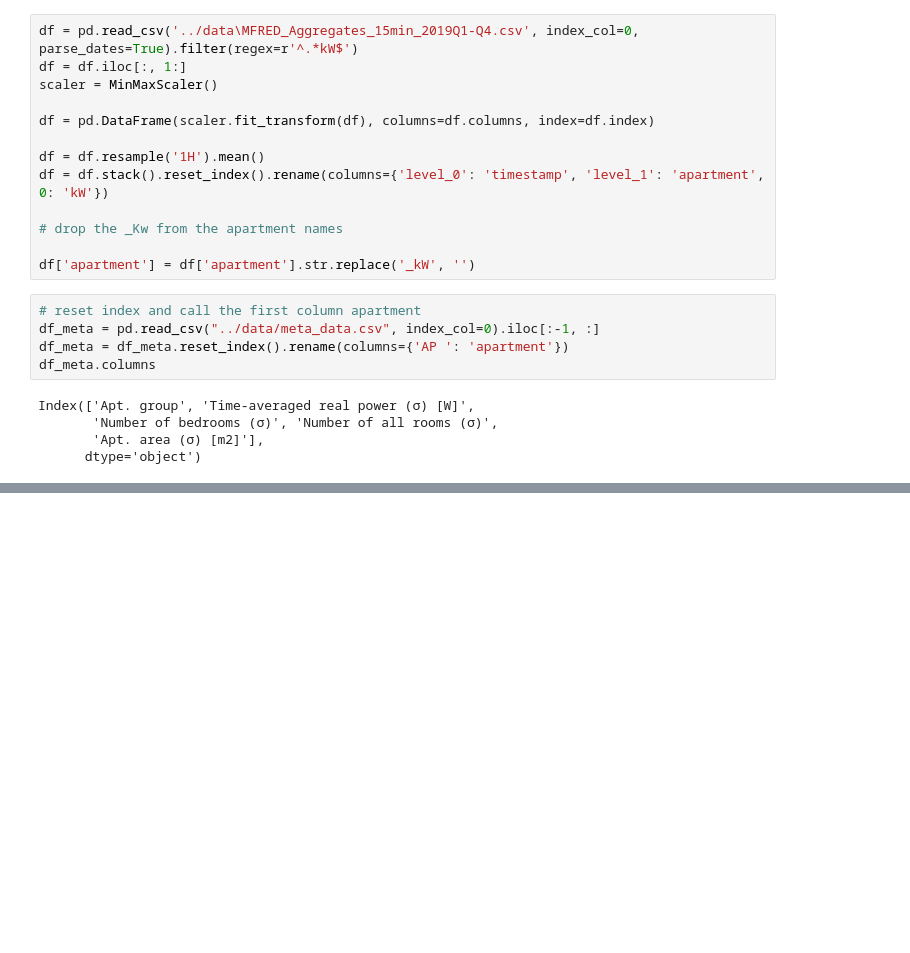
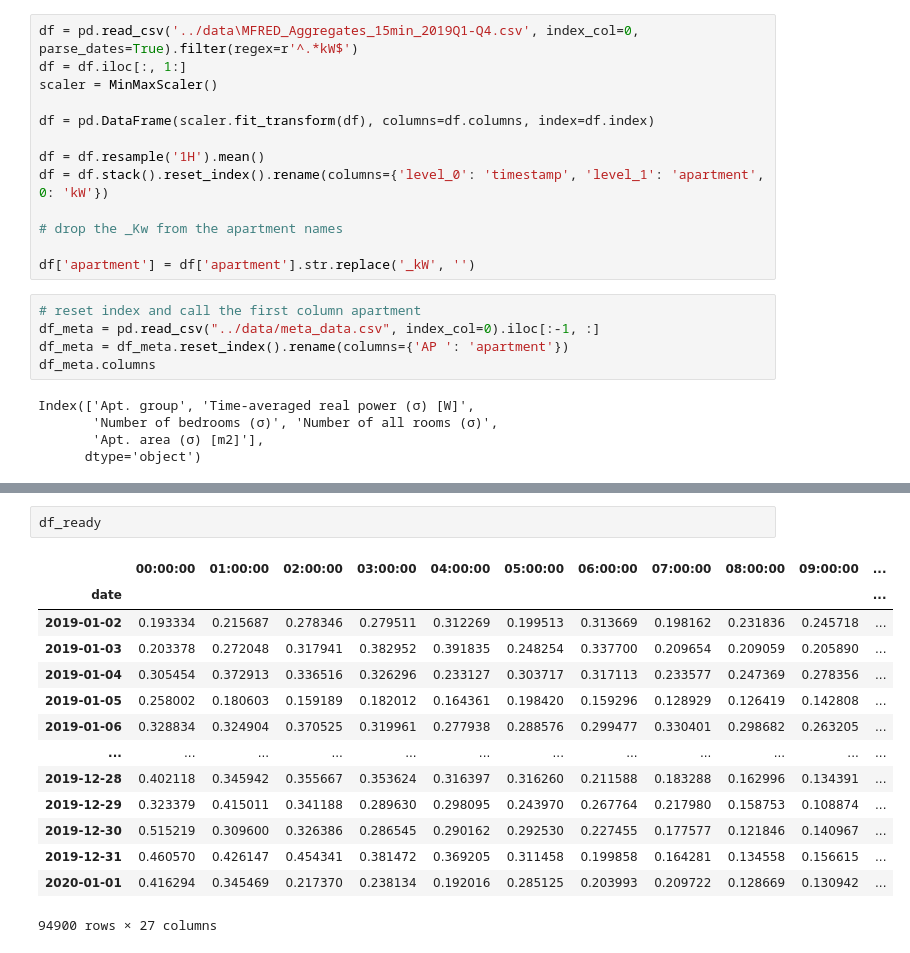
Before and after one commit to NikolausHouben/LoadLanguageModel, a Jupyter notebook: bin/apartment_data_prep.ipynb, the cells around one changed output, grey strips where cells are left out. Drawn from its saved outputs; the diff is of its cells as text; blank space fills up the shorter version.

```diff
--- a/bin/apartment_data_prep.ipynb
+++ b/bin/apartment_data_prep.ipynb
@@ -70,0 +88,17 @@ df.to_csv('../data/apartment_data_prepared.csv', index=False)
+# %%
+df_ready
+# %% [output]
+|  | 00:00:00 | 01:00:00 | 02:00:00 | 03:00:00 | 04:00:00 | 05:00:00 | 06:00:00 | 07:00:00 | 08:00:00 | 09:00:00 | ... |
+| date |  |  |  |  |  |  |  |  |  |  | ... |
+| 2019-01-02 | 0.193334 | 0.215687 | 0.278346 | 0.279511 | 0.312269 | 0.199513 | 0.313669 | 0.198162 | 0.231836 | 0.245718 | ... |
+| 2019-01-03 | 0.203378 | 0.272048 | 0.317941 | 0.382952 | 0.391835 | 0.248254 | 0.337700 | 0.209654 | 0.209059 | 0.205890 | ... |
+| 2019-01-04 | 0.305454 | 0.372913 | 0.336516 | 0.326296 | 0.233127 | 0.303717 | 0.317113 | 0.233577 | 0.247369 | 0.278356 | ... |
+| 2019-01-05 | 0.258002 | 0.180603 | 0.159189 | 0.182012 | 0.164361 | 0.198420 | 0.159296 | 0.128929 | 0.126419 | 0.142808 | ... |
+| 2019-01-06 | 0.328834 | 0.324904 | 0.370525 | 0.319961 | 0.277938 | 0.288576 | 0.299477 | 0.330401 | 0.298682 | 0.263205 | ... |
+| ... | ... | ... | ... | ... | ... | ... | ... | ... | ... | ... | ... |
+| 2019-12-28 | 0.402118 | 0.345942 | 0.355667 | 0.353624 | 0.316397 | 0.316260 | 0.211588 | 0.183288 | 0.162996 | 0.134391 | ... |
+| 2019-12-29 | 0.323379 | 0.415011 | 0.341188 | 0.289630 | 0.298095 | 0.243970 | 0.267764 | 0.217980 | 0.158753 | 0.108874 | ... |
+| 2019-12-30 | 0.515219 | 0.309600 | 0.326386 | 0.286545 | 0.290162 | 0.292530 | 0.227455 | 0.177577 | 0.121846 | 0.140967 | ... |
+| 2019-12-31 | 0.460570 | 0.426147 | 0.454341 | 0.381472 | 0.369205 | 0.311458 | 0.199858 | 0.164281 | 0.134558 | 0.156615 | ... |
+| 2020-01-01 | 0.416294 | 0.345469 | 0.217370 | 0.238134 | 0.192016 | 0.285125 | 0.203993 | 0.209722 | 0.128669 | 0.130942 | ... |
+94900 rows × 27 columns
```
Also changed, not shown: parts of 8 cells of this notebook, 2 other files.
